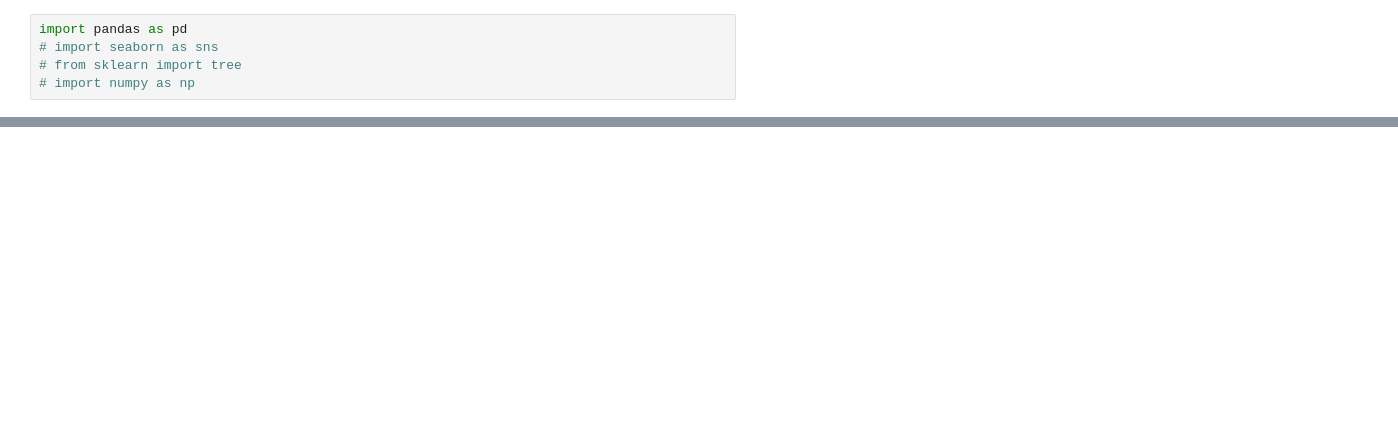
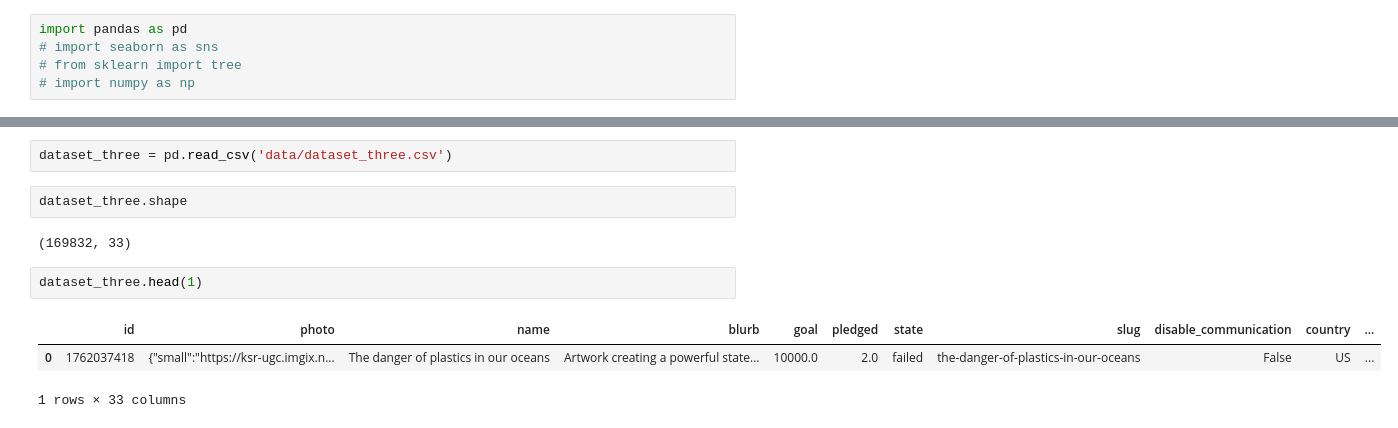
Before and after one commit to nabeelahmed/kickstarter_funding, a Jupyter notebook: ks_success_prediction_three.ipynb, the cells around one changed output, grey strips where cells are left out. Saved outputs shown, nothing was run; the diff lists cells and outputs as text; blank space fills up the shorter version.

```diff
--- a/ks_success_prediction_three.ipynb
+++ b/ks_success_prediction_three.ipynb
@@ -117,0 +50,12 @@ print(my_forest.feature_importances_)
+# %%
+dataset_three = pd.read_csv('data/dataset_three.csv')
+# %%
+dataset_three.shape
+# %% [output]
+(169832, 33)
+# %%
+dataset_three.head(1)
+# %% [output]
+|  | id | photo | name | blurb | goal | pledged | state | slug | disable_communication | country | ... |
+| 0 | 1762037418 | {"small":"https://ksr-ugc.imgix.n... | The danger of plastics in our oceans | Artwork creating a powerful state... | 10000.0 | 2.0 | failed | the-danger-of-plastics-in-our-oceans | False | US | ... |
+1 rows × 33 columns
```
Also changed, not shown: parts of 91 cells of this notebook.
